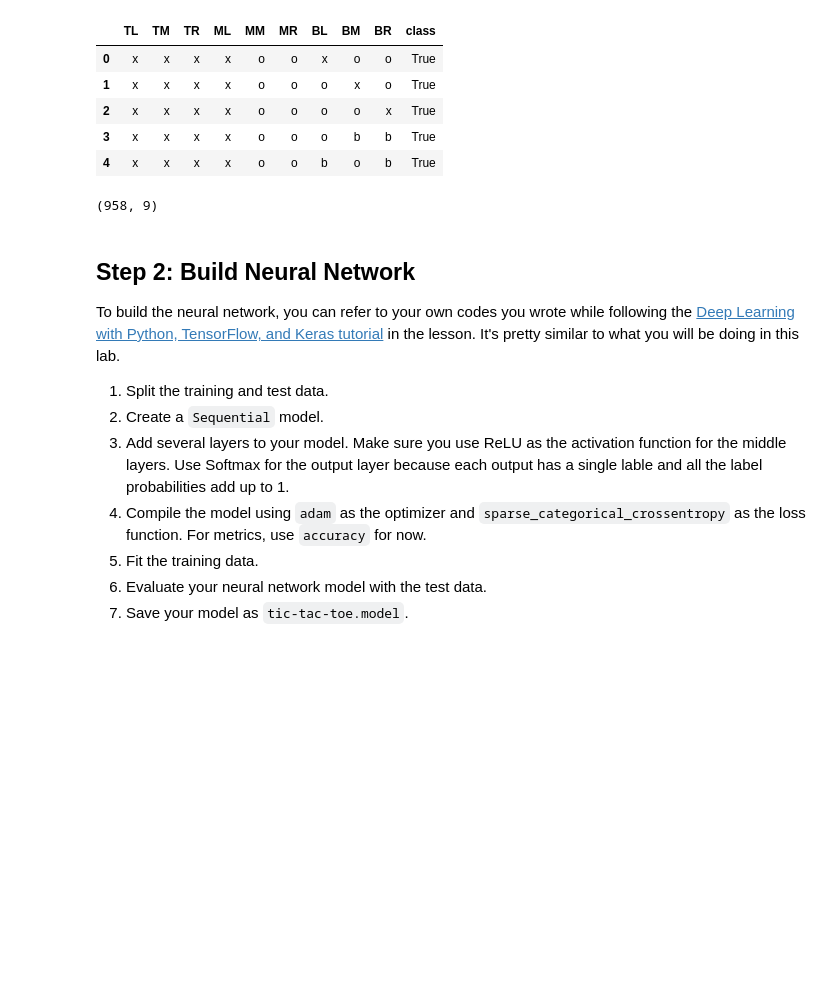
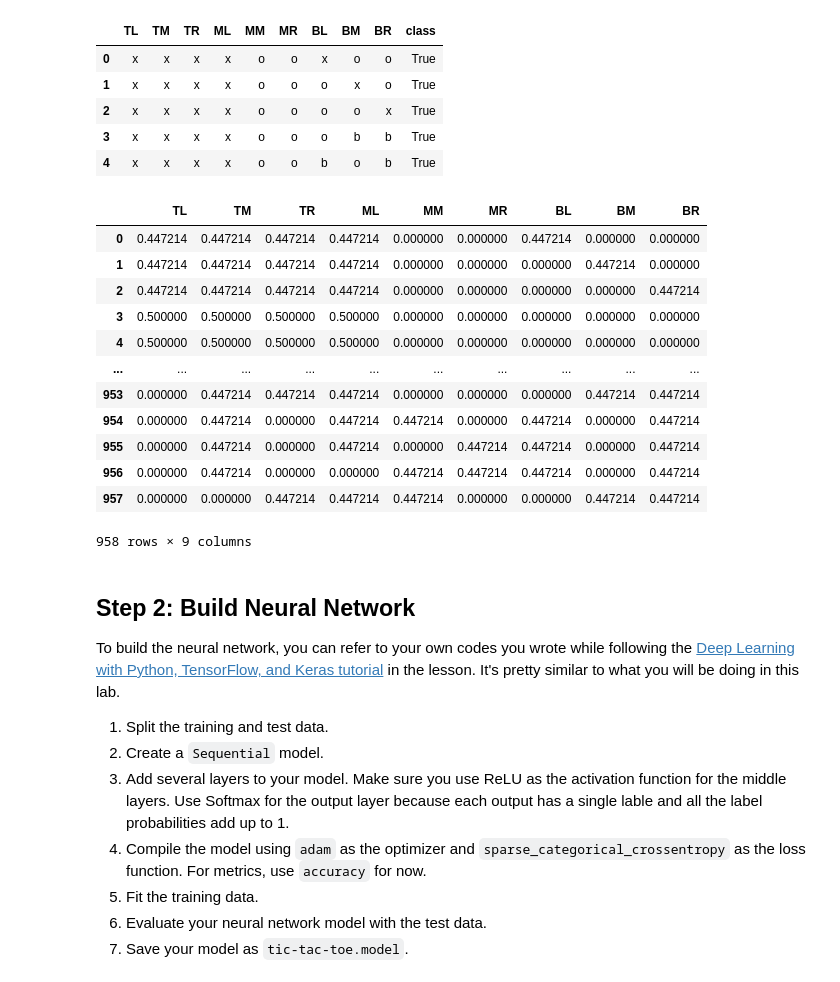
Before and after one commit to ta-data-lis/lab-deep-learning, a Jupyter notebook: your-code/challenge-1.ipynb, the cells around one changed output. Cells and saved outputs as stored; diff of their text form; code cells hidden in the pictures; blank space fills up the shorter version.

Commit message:
Normalization of input values added

```diff
--- a/your-code/challenge-1.ipynb
+++ b/your-code/challenge-1.ipynb
@@ -123,7 +123,3 @@ ds.iloc[:,:-1] = ds.iloc[:,:-1].apply(lambda x: x=='x').astype('int')
 # %%
 X = ds.iloc[:,:-1]
 y = ds.iloc[:,-1:]
-# %%
-X.shape#values[0].shape
-# %% [output]
-(958, 9)
@@ -130,3 +128,19 @@ X.shape#values[0].shape
+# %%
+X
+# %% [output]
+|  | TL | TM | TR | ML | MM | MR | BL | BM | BR |
+| 0 | 0.447214 | 0.447214 | 0.447214 | 0.447214 | 0.000000 | 0.000000 | 0.447214 | 0.000000 | 0.000000 |
+| 1 | 0.447214 | 0.447214 | 0.447214 | 0.447214 | 0.000000 | 0.000000 | 0.000000 | 0.447214 | 0.000000 |
+| 2 | 0.447214 | 0.447214 | 0.447214 | 0.447214 | 0.000000 | 0.000000 | 0.000000 | 0.000000 | 0.447214 |
+| 3 | 0.500000 | 0.500000 | 0.500000 | 0.500000 | 0.000000 | 0.000000 | 0.000000 | 0.000000 | 0.000000 |
+| 4 | 0.500000 | 0.500000 | 0.500000 | 0.500000 | 0.000000 | 0.000000 | 0.000000 | 0.000000 | 0.000000 |
+| ... | ... | ... | ... | ... | ... | ... | ... | ... | ... |
+| 953 | 0.000000 | 0.447214 | 0.447214 | 0.447214 | 0.000000 | 0.000000 | 0.000000 | 0.447214 | 0.447214 |
+| 954 | 0.000000 | 0.447214 | 0.000000 | 0.447214 | 0.447214 | 0.000000 | 0.447214 | 0.000000 | 0.447214 |
+| 955 | 0.000000 | 0.447214 | 0.000000 | 0.447214 | 0.000000 | 0.447214 | 0.447214 | 0.000000 | 0.447214 |
+| 956 | 0.000000 | 0.447214 | 0.000000 | 0.000000 | 0.447214 | 0.447214 | 0.447214 | 0.000000 | 0.447214 |
+| 957 | 0.000000 | 0.000000 | 0.447214 | 0.447214 | 0.447214 | 0.000000 | 0.000000 | 0.447214 | 0.447214 |
+958 rows × 9 columns
 # %% [markdown]
 ## Step 2: Build Neural Network
 
```
Also changed, not shown: parts of 7 cells of this notebook.
